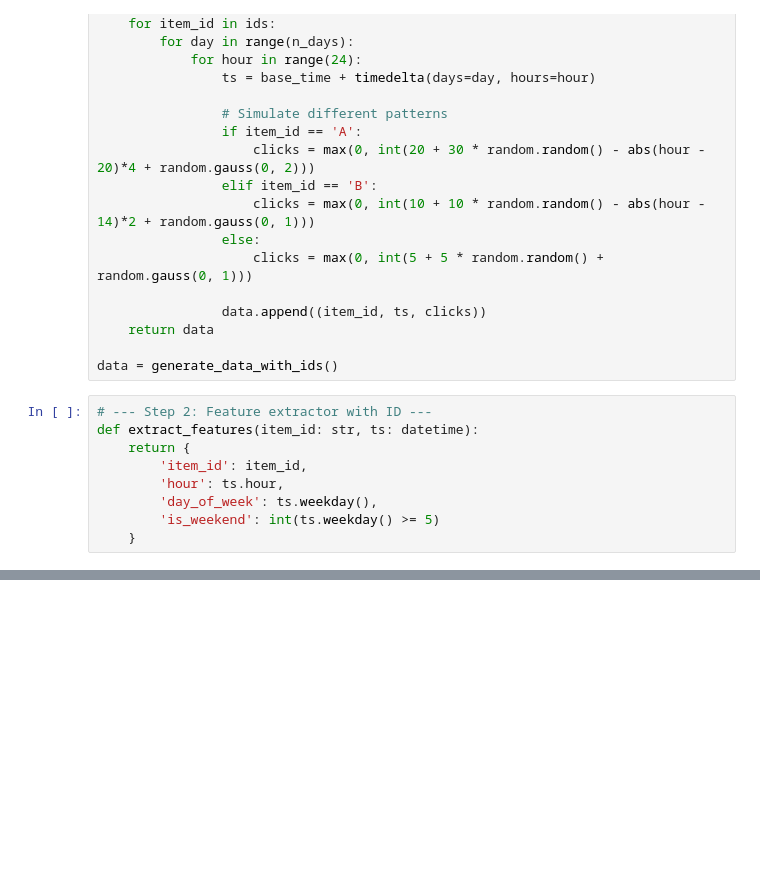
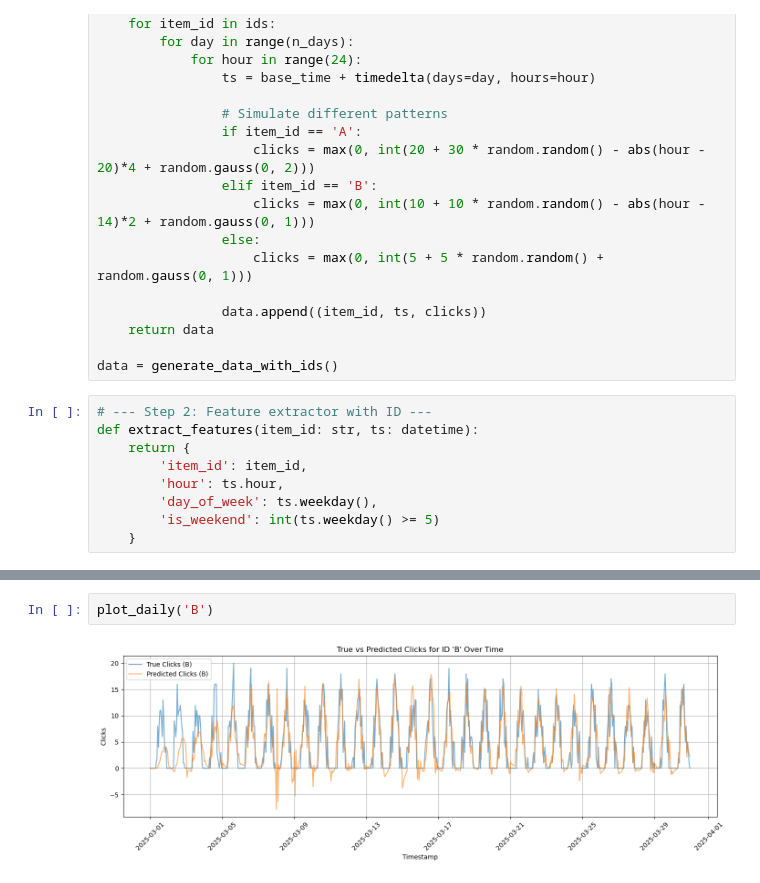
Before and after one commit to r4job/tempest, a Jupyter notebook: experiment/daily_poc.ipynb, the cells around one changed output, grey strips where cells are left out. Cells and saved outputs as stored; diff of their text form; blank space fills up the shorter version.

```diff
--- a/experiment/daily_poc.ipynb
+++ b/experiment/daily_poc.ipynb
@@ -85,0 +99,4 @@ plot_daily('A')
+# %%
+plot_daily('B')
+# %% [output]
+[figure, added]
```
Also changed, not shown: parts of 6 cells of this notebook.
